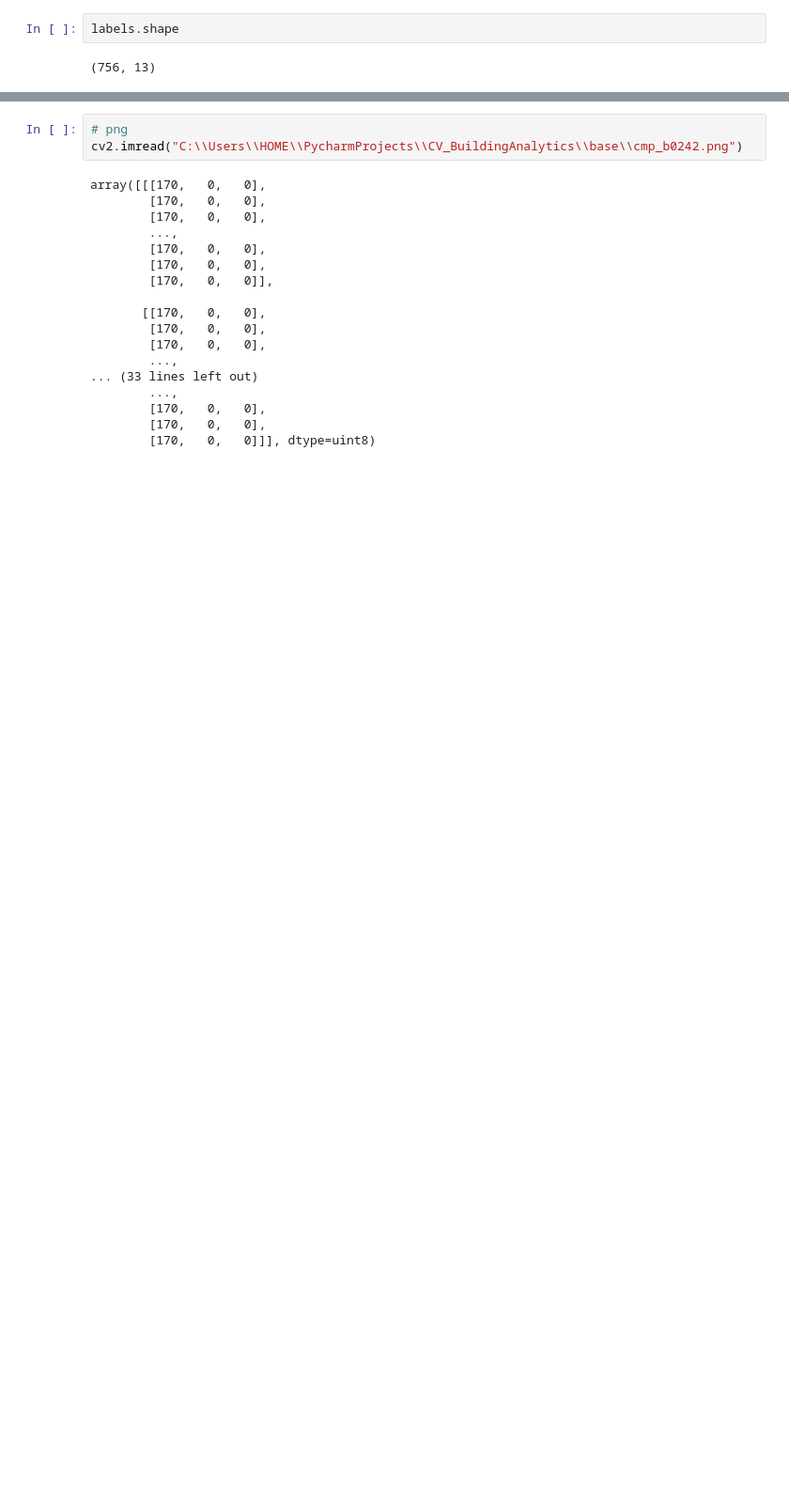
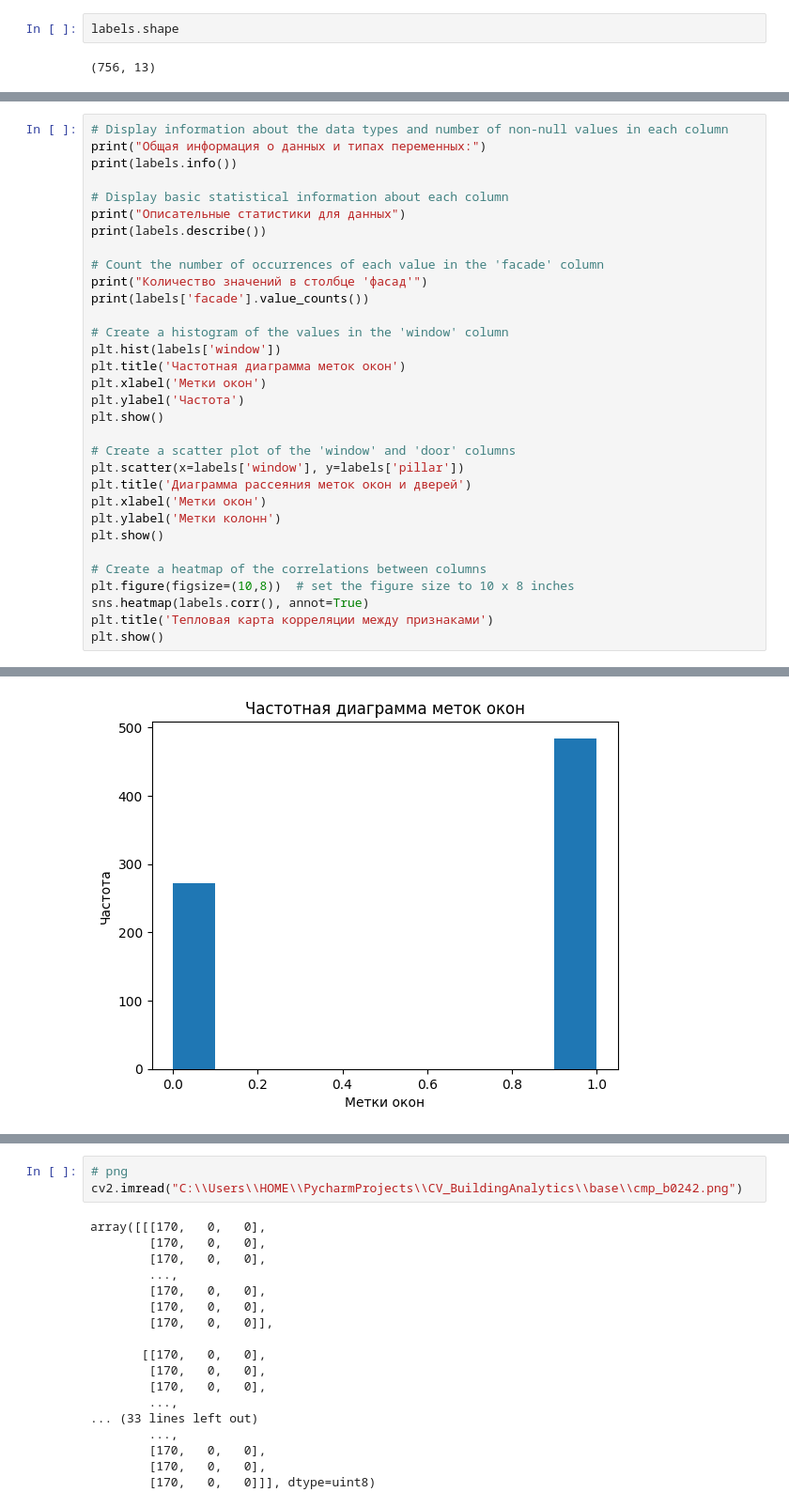
Before and after one commit to ybezginova2016/CV_BuildingAnalytics, a Jupyter notebook: preprocessing.ipynb, the cells around one changed output, grey strips where cells are left out. Shown at 94% size. Drawn from its saved outputs; the diff is of its cells as text; blank space fills up the shorter version.

```diff
--- a/preprocessing.ipynb
+++ b/preprocessing.ipynb
@@ -44,0 +54,33 @@ labels.shape
+# %%
+# Display information about the data types and number of non-null values in each column
+print("Общая информация о данных и типах переменных:")
+print(labels.info())
+
+# Display basic statistical information about each column
+print("Описательные статистики для данных")
+print(labels.describe())
+
+# Count the number of occurrences of each value in the 'facade' column
+print("Количество значений в столбце 'фасад'")
+print(labels['facade'].value_counts())
+
+# Create a histogram of the values in the 'window' column
+plt.hist(labels['window'])
+plt.title('Частотная диаграмма меток окон')
+plt.xlabel('Метки окон')
+plt.ylabel('Частота')
+plt.show()
+
+# Create a scatter plot of the 'window' and 'door' columns
+plt.scatter(x=labels['window'], y=labels['pillar'])
+plt.title('Диаграмма рассеяния меток окон и дверей')
+plt.xlabel('Метки окон')
+plt.ylabel('Метки колонн')
+plt.show()
+
+# Create a heatmap of the correlations between columns
+plt.figure(figsize=(10,8))  # set the figure size to 10 x 8 inches
+sns.heatmap(labels.corr(), annot=True)
+plt.title('Тепловая карта корреляции между признаками')
+plt.show()
+# %% [output]
@@ -44,0 +104 @@ labels.shape
+[figure, added]
```
Also changed, not shown: parts of 21 cells of this notebook, 1 other file.
